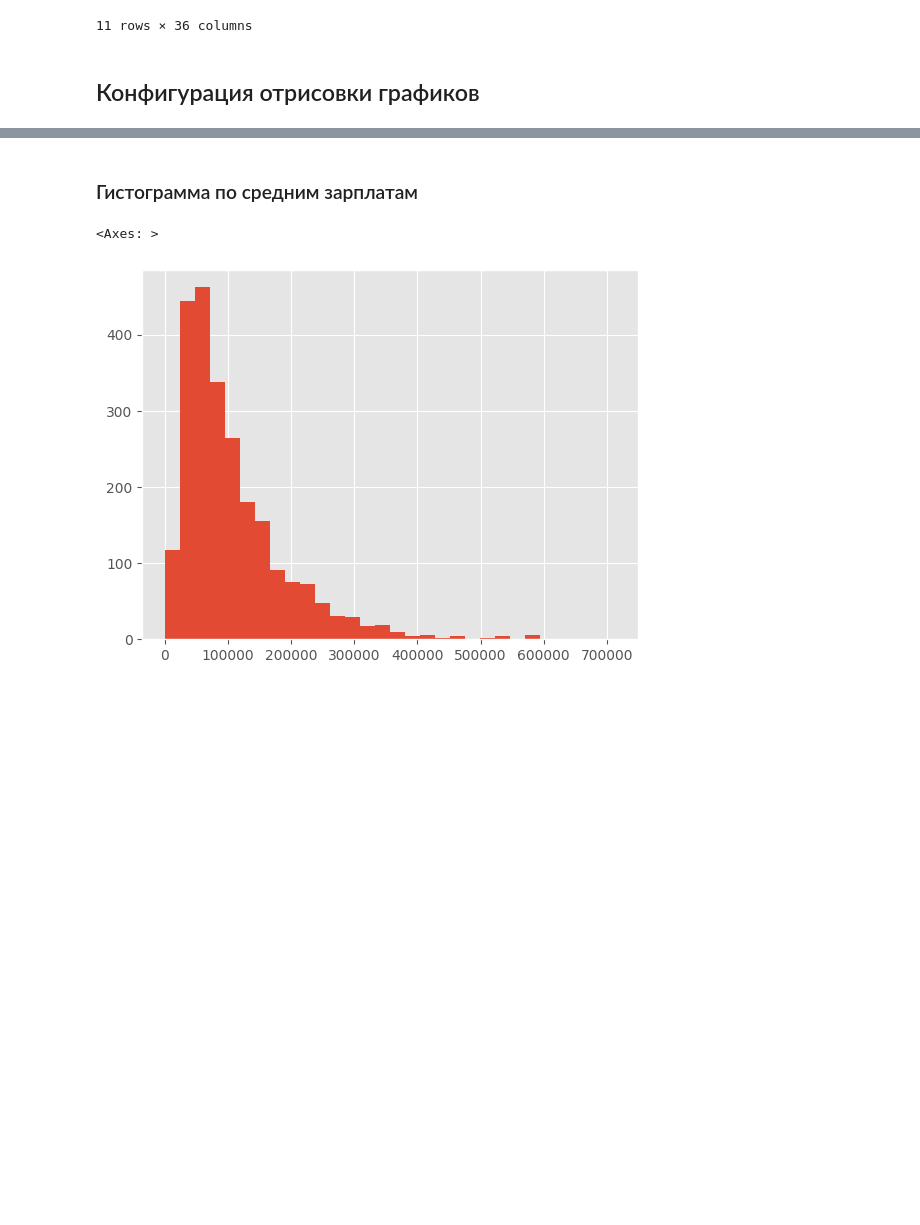
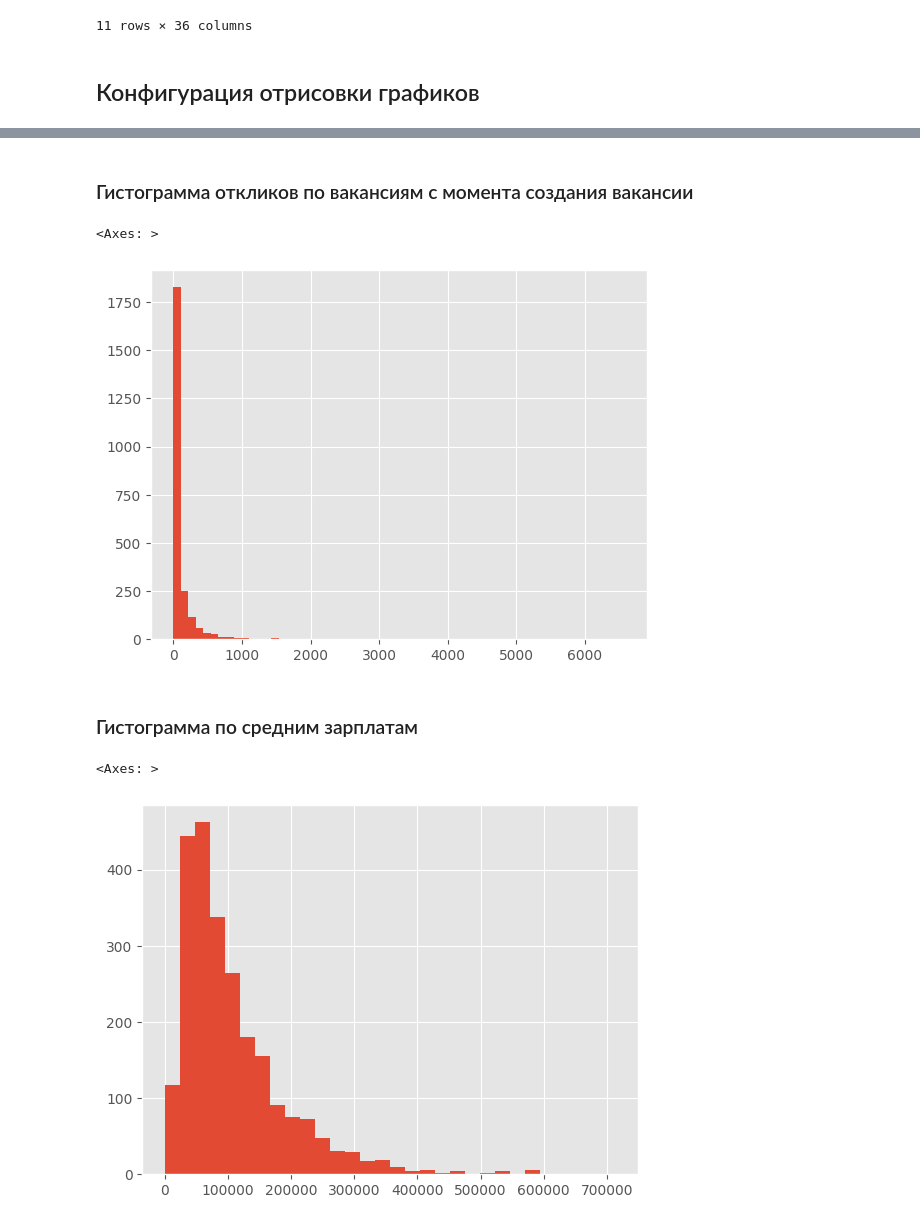
Before and after one commit to AzerQ/HHVacancyAgregate, a Jupyter notebook: HHVacancyAnalyzer/StaticAnalyze/app/HhVacncyAnalyze.ipynb, the cells around one changed output, grey strips where cells are left out. Drawn from its saved outputs; the diff is of its cells as text; code cells hidden in the pictures; blank space fills up the shorter version.

```diff
--- a/HHVacancyAnalyzer/StaticAnalyze/app/HhVacncyAnalyze.ipynb
+++ b/HHVacancyAnalyzer/StaticAnalyze/app/HhVacncyAnalyze.ipynb
@@ -163,3 +159,10 @@ vacancies_frame["CountersResponses"].hist(bins=30)
+# %% [markdown]
+### Гистограмма откликов по вакансиям с момента создания вакансии
+# %%
+vacancies_frame["CountersTotalResponses"].hist(bins=60)
+# %% [output]
+<Axes: >
+[figure, added]
 # %% [markdown]
 ### Гистограмма по средним зарплатам
 # %%
```
Also changed, not shown: parts of 3 cells of this notebook, 1 other file.
